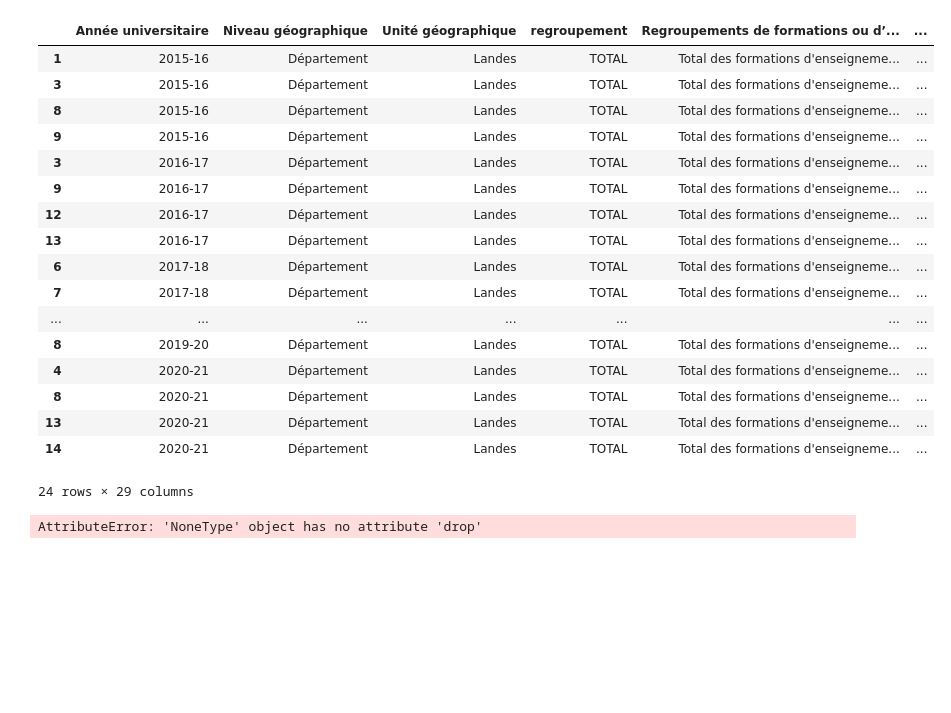
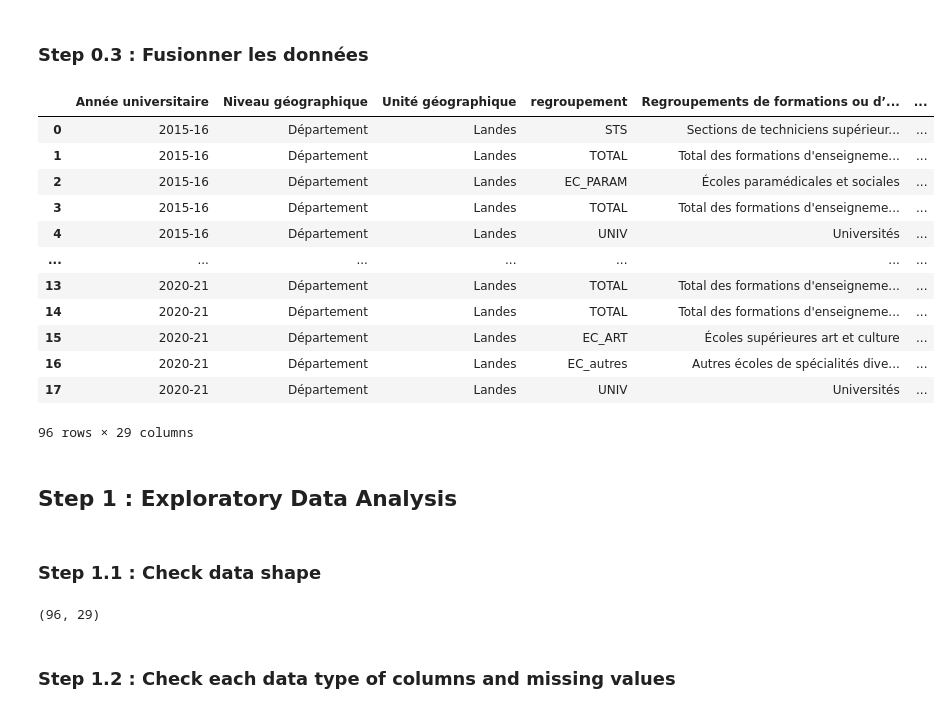
Before and after one commit to IDeAmiage/data_exploration, a Jupyter notebook: Enseignement Superieur.ipynb, the cells around one changed output. Saved outputs shown, nothing was run; the diff lists cells and outputs as text; code cells hidden in the pictures; blank space fills up the shorter version.

```diff
--- a/Enseignement Superieur.ipynb
+++ b/Enseignement Superieur.ipynb
@@ -223,25 +20,31 @@ df = pds.DataFrame(df)
-# %%
-df
-# %% [output]
-|  | Année universitaire | Niveau géographique | Unité géographique | regroupement | Regroupements de formations ou d’... | ... |
-| 1 | 2015-16 | Département | Landes | TOTAL | Total des formations d'enseigneme... | ... |
-| 3 | 2015-16 | Département | Landes | TOTAL | Total des formations d'enseigneme... | ... |
-| 8 | 2015-16 | Département | Landes | TOTAL | Total des formations d'enseigneme... | ... |
-| 9 | 2015-16 | Département | Landes | TOTAL | Total des formations d'enseigneme... | ... |
-| 3 | 2016-17 | Département | Landes | TOTAL | Total des formations d'enseigneme... | ... |
-| 9 | 2016-17 | Département | Landes | TOTAL | Total des formations d'enseigneme... | ... |
-| 12 | 2016-17 | Département | Landes | TOTAL | Total des formations d'enseigneme... | ... |
-| 13 | 2016-17 | Département | Landes | TOTAL | Total des formations d'enseigneme... | ... |
-| 6 | 2017-18 | Département | Landes | TOTAL | Total des formations d'enseigneme... | ... |
-| 7 | 2017-18 | Département | Landes | TOTAL | Total des formations d'enseigneme... | ... |
-| ... | ... | ... | ... | ... | ... | ... |
-| 8 | 2019-20 | Département | Landes | TOTAL | Total des formations d'enseigneme... | ... |
-| 4 | 2020-21 | Département | Landes | TOTAL | Total des formations d'enseigneme... | ... |
-| 8 | 2020-21 | Département | Landes | TOTAL | Total des formations d'enseigneme... | ... |
-| 13 | 2020-21 | Département | Landes | TOTAL | Total des formations d'enseigneme... | ... |
-| 14 | 2020-21 | Département | Landes | TOTAL | Total des formations d'enseigneme... | ... |
-24 rows × 29 columns
-# %%
-df = df.drop('Regroupements de formations ou d’établissements',axis=1, inplace=True)
-# %% [output]
-AttributeError: 'NoneType' object has no attribute 'drop'
+# %% [markdown]
+### Step 0.3 : Fusionner les données
+# %%
+tupledf = (df16,df17,df18,df19,df20)
+df = df15.append(tupledf)
+pds.set_option('display.max_columns', None)
+df
+# %% [output]
+|  | Année universitaire | Niveau géographique | Unité géographique | regroupement | Regroupements de formations ou d’... | ... |
+| 0 | 2015-16 | Département | Landes | STS | Sections de techniciens supérieur... | ... |
+| 1 | 2015-16 | Département | Landes | TOTAL | Total des formations d'enseigneme... | ... |
+| 2 | 2015-16 | Département | Landes | EC_PARAM | Écoles paramédicales et sociales | ... |
+| 3 | 2015-16 | Département | Landes | TOTAL | Total des formations d'enseigneme... | ... |
+| 4 | 2015-16 | Département | Landes | UNIV | Universités | ... |
+| ... | ... | ... | ... | ... | ... | ... |
+| 13 | 2020-21 | Département | Landes | TOTAL | Total des formations d'enseigneme... | ... |
+| 14 | 2020-21 | Département | Landes | TOTAL | Total des formations d'enseigneme... | ... |
+| 15 | 2020-21 | Département | Landes | EC_ART | Écoles supérieures art et culture | ... |
+| 16 | 2020-21 | Département | Landes | EC_autres | Autres écoles de spécialités dive... | ... |
+| 17 | 2020-21 | Département | Landes | UNIV | Universités | ... |
+96 rows × 29 columns
+# %% [markdown]
+## Step 1 : Exploratory Data Analysis
+# %% [markdown]
+### Step 1.1 : Check data shape
+# %%
+df.shape
+# %% [output]
+(96, 29)
+# %% [markdown]
+### Step 1.2 : Check each data type of columns and missing values
```
Also changed, not shown: parts of 38 cells of this notebook, 2 other files.
